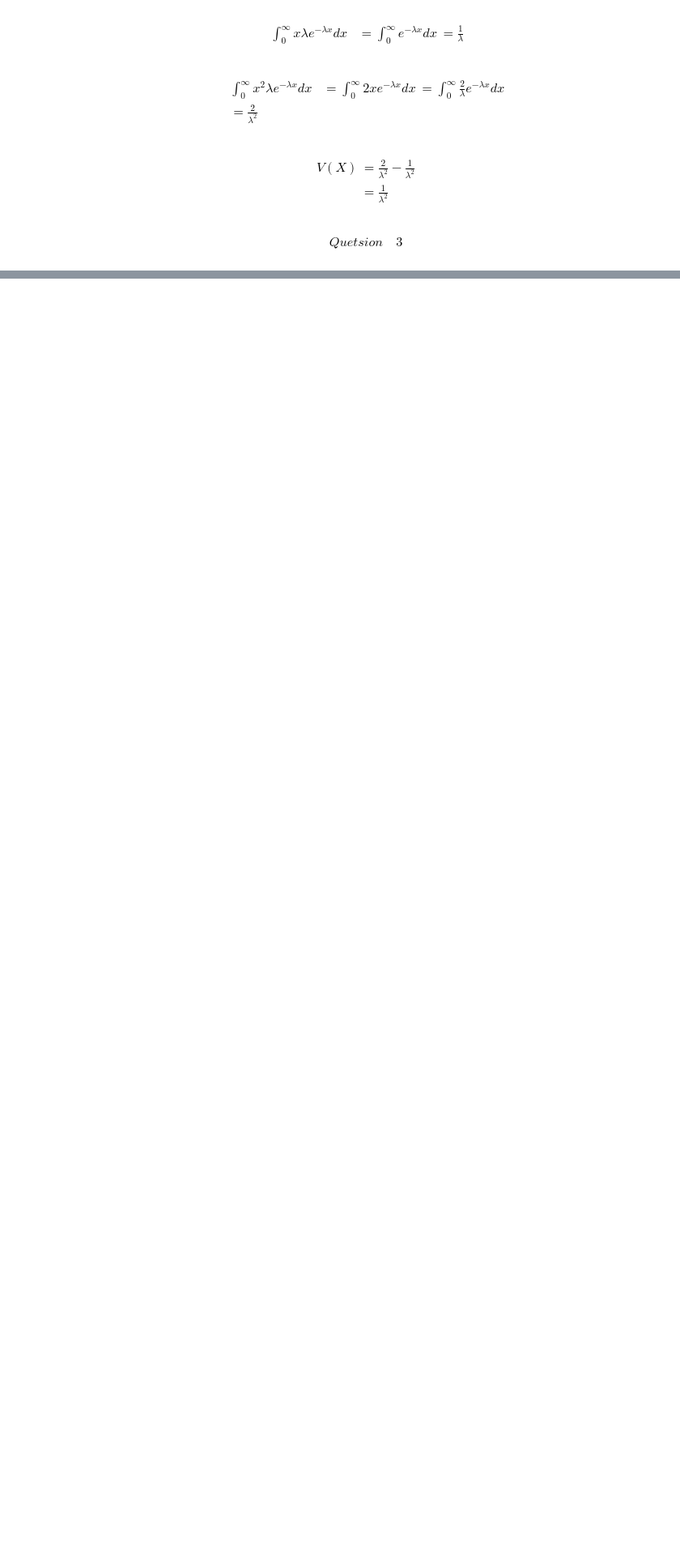
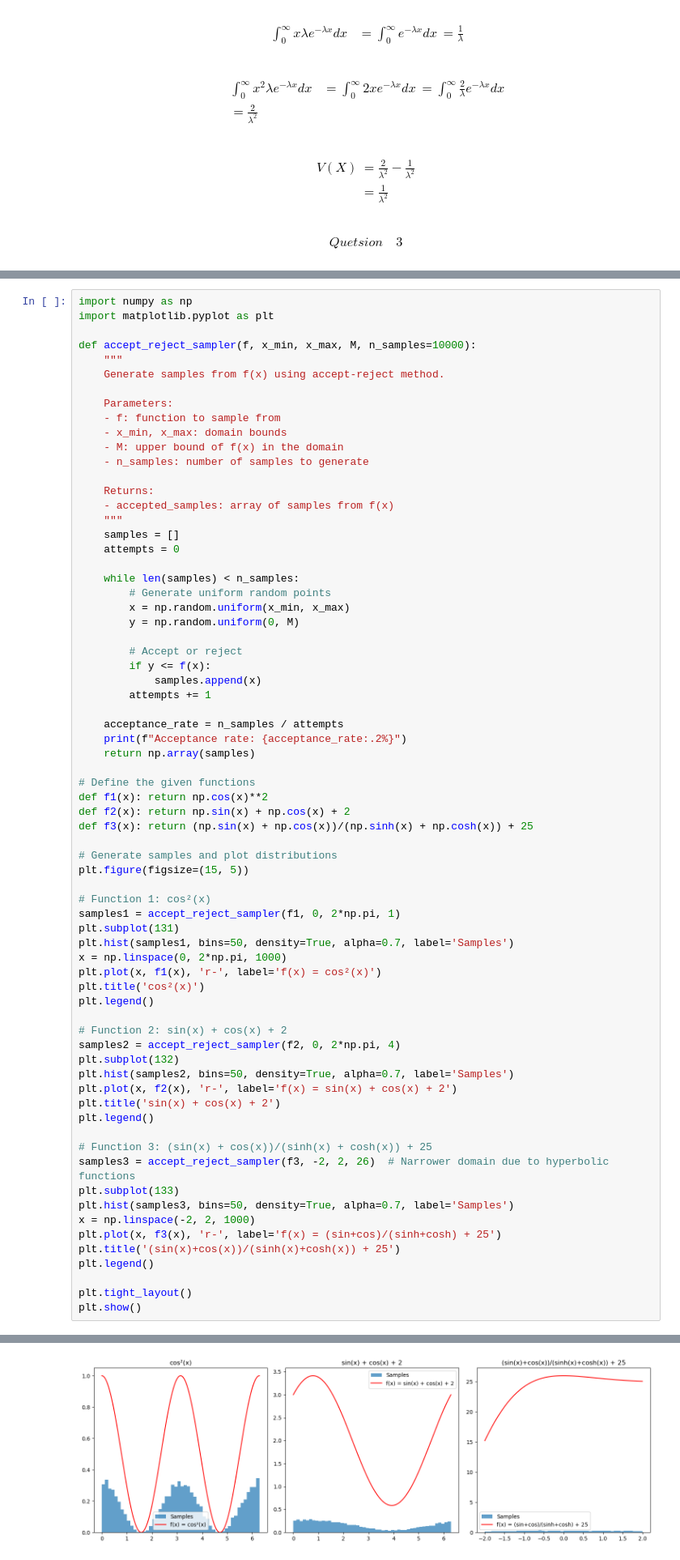
Before and after one commit to AprilQx/ResearchComputing, a Jupyter notebook: S1/hw2.ipynb, the cells around one changed output, grey strips where cells are left out. Shown: that part at 81% size. Saved outputs shown, nothing was run; the diff lists cells and outputs as text; blank space fills up the shorter version.

```diff
--- a/S1/hw2.ipynb
+++ b/S1/hw2.ipynb
@@ -106,0 +136,71 @@ $$ Quetsion \quad 3$$
+# %%
+import numpy as np
+import matplotlib.pyplot as plt
+
+def accept_reject_sampler(f, x_min, x_max, M, n_samples=10000):
+    """
+    Generate samples from f(x) using accept-reject method.
+
+    Parameters:
+    - f: function to sample from
+    - x_min, x_max: domain bounds
+    - M: upper bound of f(x) in the domain
+    - n_samples: number of samples to generate
+
+    Returns:
+    - accepted_samples: array of samples from f(x)
+    """
+    samples = []
+    attempts = 0
+
+    while len(samples) < n_samples:
+        # Generate uniform random points
+        x = np.random.uniform(x_min, x_max)
+        y = np.random.uniform(0, M)
+
+        # Accept or reject
+        if y <= f(x):
+            samples.append(x)
+        attempts += 1
+
+    acceptance_rate = n_samples / attempts
+    print(f"Acceptance rate: {acceptance_rate:.2%}")
+    return np.array(samples)
+
+# Define the given functions
+def f1(x): return np.cos(x)**2
+def f2(x): return np.sin(x) + np.cos(x) + 2
+def f3(x): return (np.sin(x) + np.cos(x))/(np.sinh(x) + np.cosh(x)) + 25
+
+# Generate samples and plot distributions
+plt.figure(figsize=(15, 5))
+
+# Function 1: cos²(x)
+samples1 = accept_reject_sampler(f1, 0, 2*np.pi, 1)
+plt.subplot(131)
+plt.hist(samples1, bins=50, density=True, alpha=0.7, label='Samples')
+x = np.linspace(0, 2*np.pi, 1000)
+plt.plot(x, f1(x), 'r-', label='f(x) = cos²(x)')
+plt.title('cos²(x)')
+plt.legend()
+
+# Function 2: sin(x) + cos(x) + 2
+samples2 = accept_reject_sampler(f2, 0, 2*np.pi, 4)
+plt.subplot(132)
+plt.hist(samples2, bins=50, density=True, alpha=0.7, label='Samples')
+plt.plot(x, f2(x), 'r-', label='f(x) = sin(x) + cos(x) + 2')
+plt.title('sin(x) + cos(x) + 2')
+plt.legend()
+
+# Function 3: (sin(x) + cos(x))/(sinh(x) + cosh(x)) + 25
+samples3 = accept_reject_sampler(f3, -2, 2, 26)  # Narrower domain due to hyperbolic functions
+plt.subplot(133)
+plt.hist(samples3, bins=50, density=True, alpha=0.7, label='Samples')
+x = np.linspace(-2, 2, 1000)
+plt.plot(x, f3(x), 'r-', label='f(x) = (sin+cos)/(sinh+cosh) + 25')
+plt.title('(sin(x)+cos(x))/(sinh(x)+cosh(x)) + 25')
+plt.legend()
+
+plt.tight_layout()
+plt.show()
+# %% [output]
@@ -106,0 +210 @@ $$ Quetsion \quad 3$$
+[figure, added]
```
Also changed, not shown: parts of 16 cells of this notebook, 2 other files.
